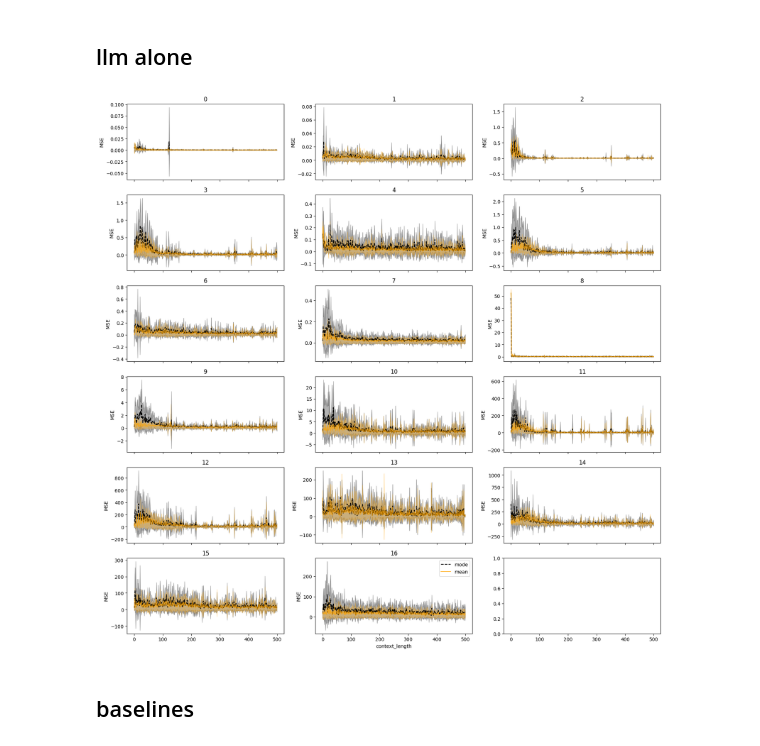
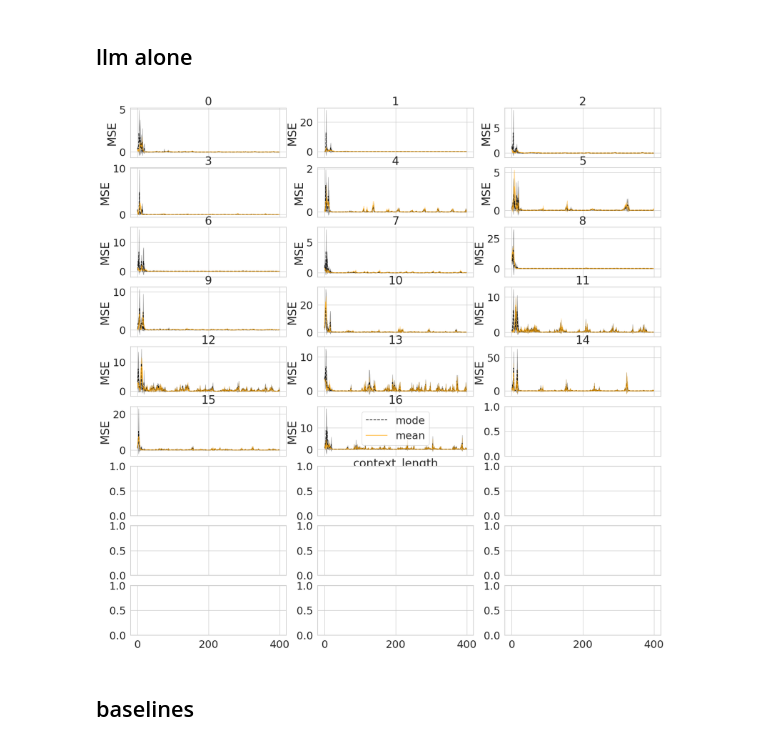
Before and after one commit to abenechehab/dicl, a Jupyter notebook: src/llmicl/notebooks/error_plots.ipynb, the cells around one changed output. Saved outputs shown, nothing was run; the diff lists cells and outputs as text; code cells hidden in the pictures.

```diff
--- a/src/llmicl/notebooks/error_plots.ipynb
+++ b/src/llmicl/notebooks/error_plots.ipynb
@@ -90,18 +233,17 @@ action_names = {
 ## load model and tokenizer
 # %%
 import torch
-from transformers import (
-    LlamaForCausalLM,
-    AutoTokenizer
-)
+from transformers import LlamaForCausalLM, AutoTokenizer
 
 tokenizer = AutoTokenizer.from_pretrained(
-    "/home/gpaolo/nas_2/huggingface/hub/models--meta-llama--Meta-Llama-3-8B/snapshots/62bd457b6fe961a42a631306577e622c83876cb6/",
+    # "/home/gpaolo/nas_2/huggingface/hub/models--meta-llama--Meta-Llama-3-8B/snapshots/62bd457b6fe961a42a631306577e622c83876cb6/",
+    "/mnt/vdb/hugguingface/hub/models--meta-llama--Llama-3.2-1B/snapshots/5d853ed7d16ac794afa8f5c9c7f59f4e9c950954",
     use_fast=False,
 )
 print(f"finish loading tokenizer")
 model = LlamaForCausalLM.from_pretrained(
-    "/home/gpaolo/nas_2/huggingface/hub/models--meta-llama--Meta-Llama-3-8B/snapshots/62bd457b6fe961a42a631306577e622c83876cb6/",
+    # "/home/gpaolo/nas_2/huggingface/hub/models--meta-llama--Meta-Llama-3-8B/snapshots/62bd457b6fe961a42a631306577e622c83876cb6/",
+    "/mnt/vdb/hugguingface/hub/models--meta-llama--Llama-3.2-1B/snapshots/5d853ed7d16ac794afa8f5c9c7f59f4e9c950954",
     device_map="auto",
     torch_dtype=torch.bfloat16,
 )
@@ -330,3 +350,7 @@ TD3Actor(
+# %%
+pca_with_actions = False
+pca = IdentityTransformer()
+n_components = n_observations
 # %% [markdown]
 # ICL
 # %%
@@ -369,61 +408,88 @@ episode starts: [    0  1000  2000  3000  4000  5000  6000  7000  8000  9000 100
 # %% [markdown]
 ## llm alone
 # %%
+# Initialize lists to store the arrays for each dimension
+mean_arr_list = []
+mode_arr_list = []
+
+for dim in range(n_components):
+    mean_arr_dim = [
+        (
+            ((icl_object[dim].mean_arr.flatten() - up_shift) / rescale_factor)
+            * (icl_object[dim].rescaling_max - icl_object[dim].rescaling_min)
+            + icl_object[dim].rescaling_min
+        )[None, ...]
+        for icl_object in icl_objects_list
+    ]
+    mean_arr_dim = np.concatenate(mean_arr_dim, axis=0)
+    mean_arr_list.append(mean_arr_dim)
+
+    mode_arr_dim = [
+        (
+            ((icl_object[dim].mode_arr.flatten() - up_shift) / rescale_factor)
+            * (icl_object[dim].rescaling_max - icl_object[dim].rescaling_min)
+            + icl_object[dim].rescaling_min
+        )[None, ...]
+        for icl_object in icl_objects_list
+    ]
+    mode_arr_dim = np.concatenate(mode_arr_dim, axis=0)
+    mode_arr_list.append(mode_arr_dim)
+
+# Stack the arrays along the last dimension
+mean_arr_all_pca = np.stack(mean_arr_list, axis=-1)
+mode_arr_all_pca = np.stack(mode_arr_list, axis=-1)
+
+mean_arr_all_pca = pca.inverse_transform(mean_arr_all_pca)
+mode_arr_all_pca = pca.inverse_transform(mode_arr_all_pca)
+
 groundtruth_all = []
-for episode in tqdm(episode_starts, desc='episode'):
-    groundtruth_all.append(X[episode+1:episode+context_length+1, :n_observations][None, ...])
+for episode in selected_episodes:
+    groundtruth_all.append(
+        scaling_pipeline.transform(
+            X[episode + 1 : episode + context_length + 1, :n_observations]
+        )[None, ...]
+    )
 groundtruth_all = np.concatenate(groundtruth_all, axis=0)
 
-f, axes = plt.subplots(6, 3, figsize=(20, 20), gridspec_kw={'wspace':0.2}, sharex=True)
+f, axes = plt.subplots(9, 3, figsize=(20, 20), gridspec_kw={"wspace": 0.2}, sharex=True)
 axes = list(np.array(axes).flatten())
 for dim in range(n_observations):
     groundtruth = groundtruth_all[:, :, dim]
 
     # -------------------- Useful for Plots --------------------
-    mean_arr_all = [
-        (((icl_object[dim].mean_arr.flatten() - up_shift) / rescale_factor) * (icl_object[dim].rescaling_max - icl_object[dim].rescaling_min)
-         + icl_object[dim].rescaling_min)[None,...]
-        for icl_object in icl_objects_list
-    ]
-    mean_arr_all = np.concatenate(mean_arr_all, axis=0)
-
-    mode_arr_all = [
-        (((icl_object[dim].mode_arr.flatten() - up_shift) / rescale_factor) * (icl_object[dim].rescaling_max - icl_object[dim].rescaling_min)
-         + icl_object[dim].rescaling_min)[None,...]
-        for icl_object in icl_objects_list
-    ]
-    mode_arr_all = np.concatenate(mode_arr_all, axis=0)
+    mean_arr_all = mean_arr_all_pca[:, :, dim]
+    mode_arr_all = mode_arr_all_pca[:, :, dim]
 
     # -------------------- Trajectory visualization --------------------
     x = np.arange(mean_arr_all.shape[1])
-    mean_error = np.power(groundtruth-mean_arr_all, 2)
-    mode_error = np.power(groundtruth-mode_arr_all, 2)
+    mean_error = np.power(groundtruth - mean_arr_all, 2)
+    mode_error = np.power(groundtruth - mode_arr_all, 2)
 
-    axes[dim].plot(x, mode_error.mean(axis=0), 'k--',label='mode')
+    axes[dim].plot(x, mode_error.mean(axis=0), "k--", label="mode")
     axes[dim].fill_between(
         x=x,
-        y1=mode_error.mean(axis=0)-mode_error.std(axis=0),
-        y2=mode_error.mean(axis=0)+mode_error.std(axis=0),
-        color='k',
-        alpha=.3,
+        y1=mode_error.mean(axis=0) - mode_error.std(axis=0),
+        y2=mode_error.mean(axis=0) + mode_error.std(axis=0),
+        color="k",
+        alpha=0.3,
     )
-    axes[dim].plot(x, mean_error.mean(axis=0), label='mean', color='orange', alpha=.7)
+    axes[dim].plot(x, mean_error.mean(axis=0), label="mean", color="orange", alpha=0.7)
     axes[dim].fill_between(
         x=x,
-        y1=mean_error.mean(axis=0)-mean_error.std(axis=0),
-        y2=mean_error.mean(axis=0)+mean_error.std(axis=0),
-        color='orange',
-        alpha=.3
+        y1=mean_error.mean(axis=0) - mean_error.std(axis=0),
+        y2=mean_error.mean(axis=0) + mean_error.std(axis=0),
+        color="orange",
+        alpha=0.3,
     )
     axes[dim].set_title(f"{dim}")
     if dim > 15:
         axes[dim].set_xlabel("context_length")
     axes[dim].set_ylabel("MSE")
 axes[dim].legend()
 # plt.savefig(f"RL_figures/traj_{columns[feature] if all_dim else columns[dim]}_{policy}.png")
 plt.show()
 # %% [output]
-[figure, old version]
+[figure, new version]
 # %% [markdown]
 ## baselines
 # %%
```
Also changed, not shown: parts of 27 cells of this notebook, 8 other files.
